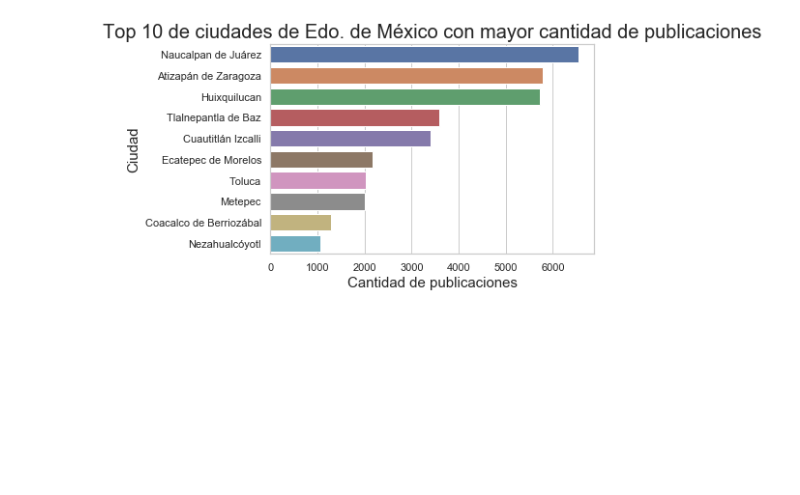
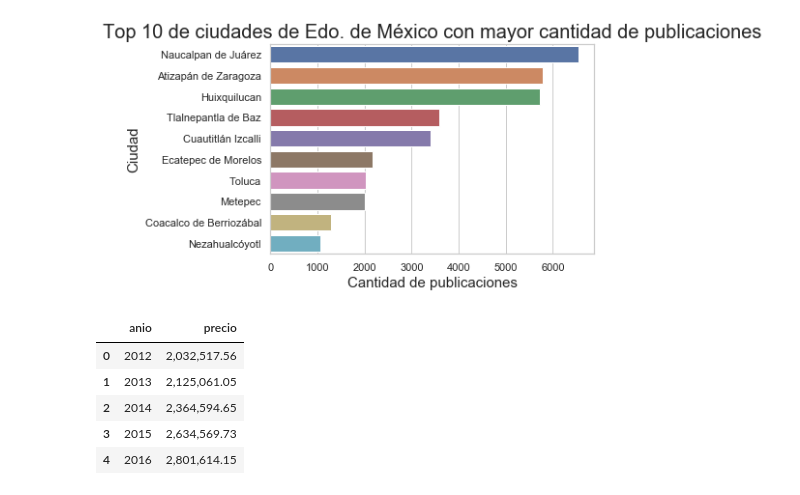
Before and after one commit to patopizzini/Organizacion_Datos_2C2019, a Jupyter notebook: TP1/TP1 JM.ipynb, the cells around one changed output. Saved outputs shown, nothing was run; the diff lists cells and outputs as text; code cells hidden in the pictures; blank space fills up the shorter version.

```diff
--- a/TP1/TP1 JM.ipynb
+++ b/TP1/TP1 JM.ipynb
@@ -159,3 +159,15 @@ g.set_ylabel(u"Ciudad", fontsize=15)
 # %% [output]
 Text(0, 0.5, 'Ciudad')
 [figure]
+# %%
+tp1_data['fecha_datetime'] = pd.to_datetime(tp1_data['fecha'])
+tp1_data['anio'] = tp1_data['fecha_datetime'].dt.year
+precio_promedio_anio = tp1_data[['anio','precio']].groupby('anio').mean().reset_index()
+precio_promedio_anio.head(10)
+# %% [output]
+|  | anio | precio |
+| 0 | 2012 | 2,032,517.56 |
+| 1 | 2013 | 2,125,061.05 |
+| 2 | 2014 | 2,364,594.65 |
+| 3 | 2015 | 2,634,569.73 |
+| 4 | 2016 | 2,801,614.15 |
```
Also changed, not shown: parts of 3 cells of this notebook.
